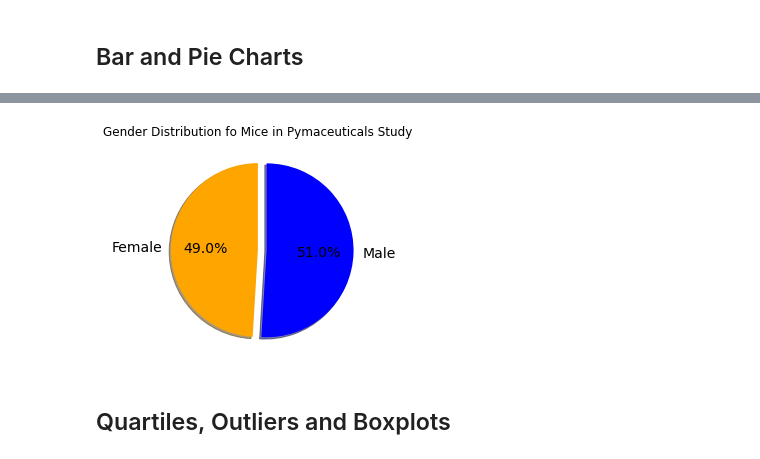
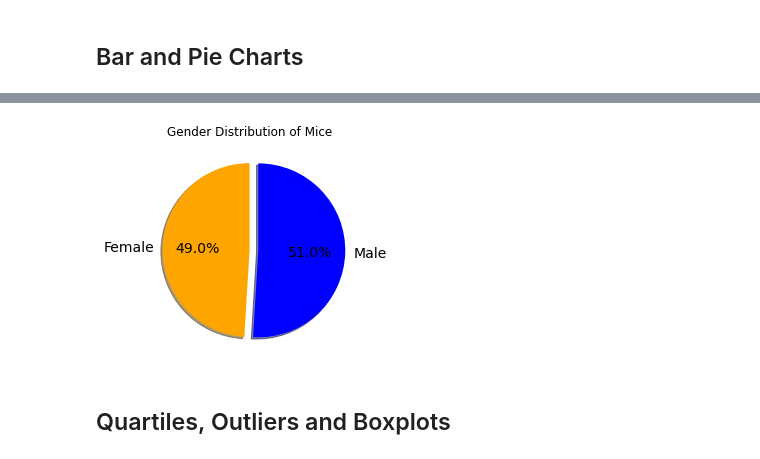
Before and after one commit to AlineHornoff/Pymaceuticals_challenge, a Jupyter notebook: Pymaceuticals/pymaceuticals_starter.ipynb, the cells around one changed output, grey strips where cells are left out. Drawn from its saved outputs; the diff is of its cells as text; code cells hidden in the pictures.

```diff
--- a/Pymaceuticals/pymaceuticals_starter.ipynb
+++ b/Pymaceuticals/pymaceuticals_starter.ipynb
@@ -265,25 +266,25 @@ plt.show()
 # %%
 # Generate a pie plot showing the distribution of female versus male mice using pyplot
 
 # Choose 'Sex' and 'Mouse ID' columns from clean data frame
 Gernder_Distribition = MouseDataClean_df.loc[:,["Sex", "Mouse ID"]]
 
 # Group the above columns by Sex
 Gernder_Distribition = Gernder_Distribition.groupby(["Sex"])
 
 # Determine percentage of gender distribution, plot and formate Matplotlip pie chart
 Gernder_Distribition.count().unstack().plot.pie(figsize=(4,4),autopct="%1.1f%%", labels=['Female','Male'],
-                                  title="Gender Distribution fo Mice in Pymaceuticals Study", fontsize=14,
+                                  title="Gender Distribution of Mice", fontsize=14,
                                   shadow=True, explode=(0, 0.1), startangle=90, colors =["orange", "blue"]).set_ylabel('')
 
 
-# Save Matplotlip Pie Chat as png
+# Save Matplotlip Pie Chart as png
 plt.savefig("Charts_Plots/MatplotlipPieChart.png")
 
 # Display Matplotlip Pie Chart
 plt.show()
 # %% [output]
-[figure, old version]
+[figure, new version]
 # %% [markdown]
 ## Quartiles, Outliers and Boxplots
 # %%
```
Also changed, not shown: parts of 12 cells of this notebook, 5 other files.
